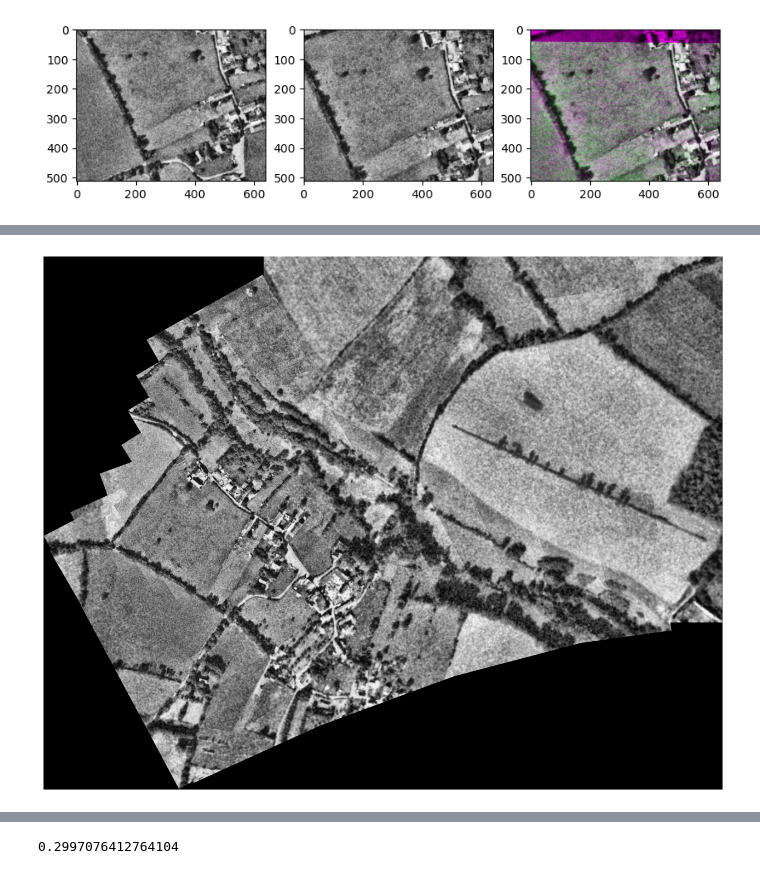
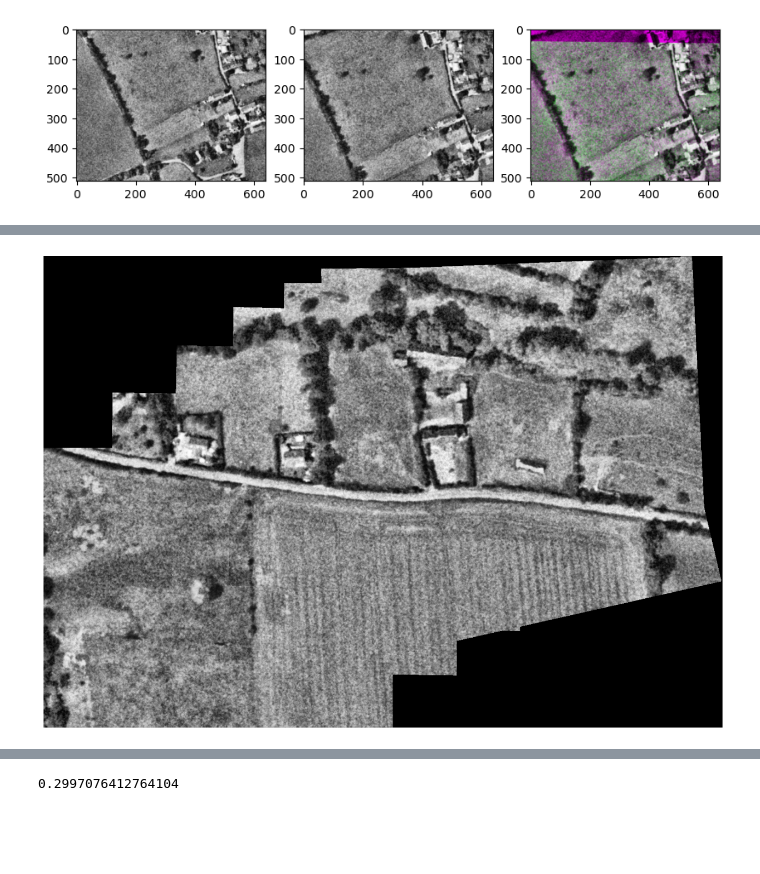
Before and after one commit to aslyansky-m/imcompare, a Jupyter notebook: test_panorama.ipynb, the cells around one changed output, grey strips where cells are left out. Cells and saved outputs as stored; diff of their text form; code cells hidden in the pictures; blank space fills up the shorter version.

Commit message:
panorama working fully

```diff
--- a/test_panorama.ipynb
+++ b/test_panorama.ipynb
@@ -209,6 +132,8 @@ plt.imshow(sum_image,cmap='gray')
 import numpy as np
 import cv2
 import matplotlib.pyplot as plt
+
+# N = 10
 
 # Function to find the corners of an image
 def get_image_corners(image):
@@ -229,24 +154,29 @@ def transform_corners(corners, H):
 # Precompute homographies and transformed corners
 homographies = []
 transformed_corners_list = []
-upscale = 3.0
-new_shape = (int(images[0].shape[1] * upscale), int(images[0].shape[0] * upscale))
-H_upscale = np.diag([upscale, upscale, 1])
 
-for i in range(0, 16):
+dst = 17
+
+for i in range(0, N):
+    src = i
     H = np.eye(3)
-    if i > 0:
-        path, weight = lightest_path(scores + 0.1, 0, i)
-        print(i, path, weight)
-        for j in range(1, len(path)):
-            H_rel, _, _ = match_sift_features(features[path[j]], features[path[j - 1]])
-            H = H @ H_rel
+    if src != dst:
+        path, weight = lightest_path(scores + 0.1, dst, src)
+        print(src, weight, path)
+        if weight > 1.0:
+            H = None
+        else:
+            for j in range(1, len(path)):
+                H_rel, _, _ = match_sift_features(features[path[j]], features[path[j-1]])
+                H = H @ H_rel
 
-    H_final = H_upscale @ H
-    homographies.append(H_final)
+    homographies.append(H)
+
+    if H is None:
+        continue
 
     corners = get_image_corners(images[i])
-    transformed_corners = transform_corners(corners, H_final)
+    transformed_corners = transform_corners(corners, H)
     transformed_corners_list.append(transformed_corners)
 
 # Determine the bounds of the panorama
@@ -260,8 +190,6 @@ for transformed_corners in transformed_corners_list:
     max_y = max(max_y, np.max(transformed_corners[1]))
 
 # Calculate the size of the final panorama
-panorama_width = int(np.ceil(max_x - min_x))
-panorama_height = int(np.ceil(max_y - min_y))
 offset_x = -min_x
 offset_y = -min_y
 H_translation = np.array([
@@ -269,11 +197,25 @@ H_translation = np.array([
     [0, 1, offset_y],
     [0, 0, 1]
 ])
+scale_x = 1920/(max_x - min_x)
+scale_y = 1080/(max_y - min_y)
+scale = min(scale_x, scale_y)
+H_scale = np.array([
+    [scale, 0, 0],
+    [0, scale, 0],
+    [0, 0, 1]
+])
+
+
+panorama_width = int(np.ceil(max_x - min_x)*scale)
+panorama_height = int(np.ceil(max_y - min_y)*scale)
 
 # Stitch the images into the final panorama
 aligned_images = []
-for i in range(0, 16):
-    H_final = H_translation @ homographies[i]
+for i in range(0, N):
+    if homographies[i] is None:
+        continue
+    H_final = H_scale @ H_translation @ homographies[i]
     im = cv2.warpPerspective(images[i], H_final, (panorama_width, panorama_height))
     im = cv2.cvtColor(im, cv2.COLOR_GRAY2RGB)
     aligned_images.append(im)
@@ -307 +251 @@ plt.show()
-[figure, old version]
+[figure, new version]
```
Also changed, not shown: parts of 4 cells of this notebook, 2 other files.
